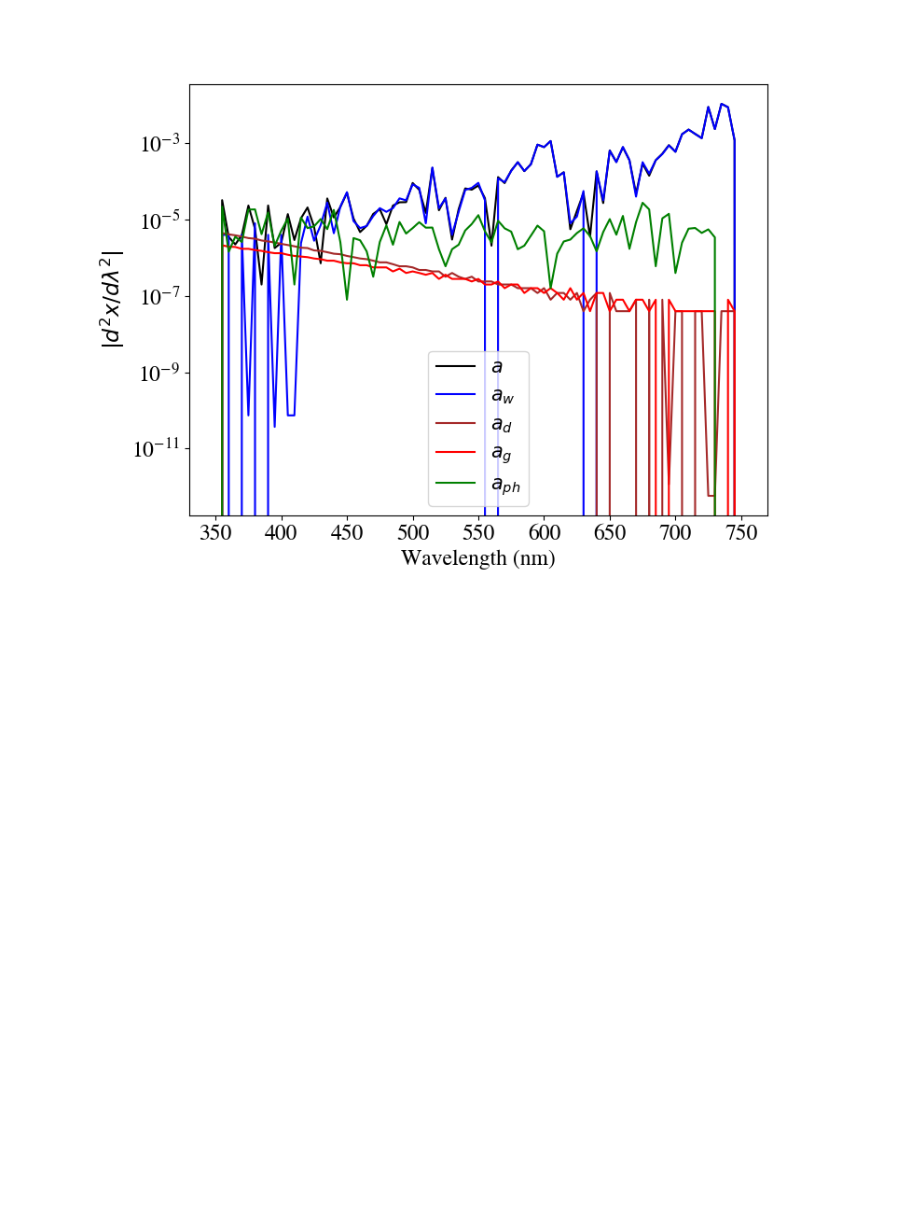
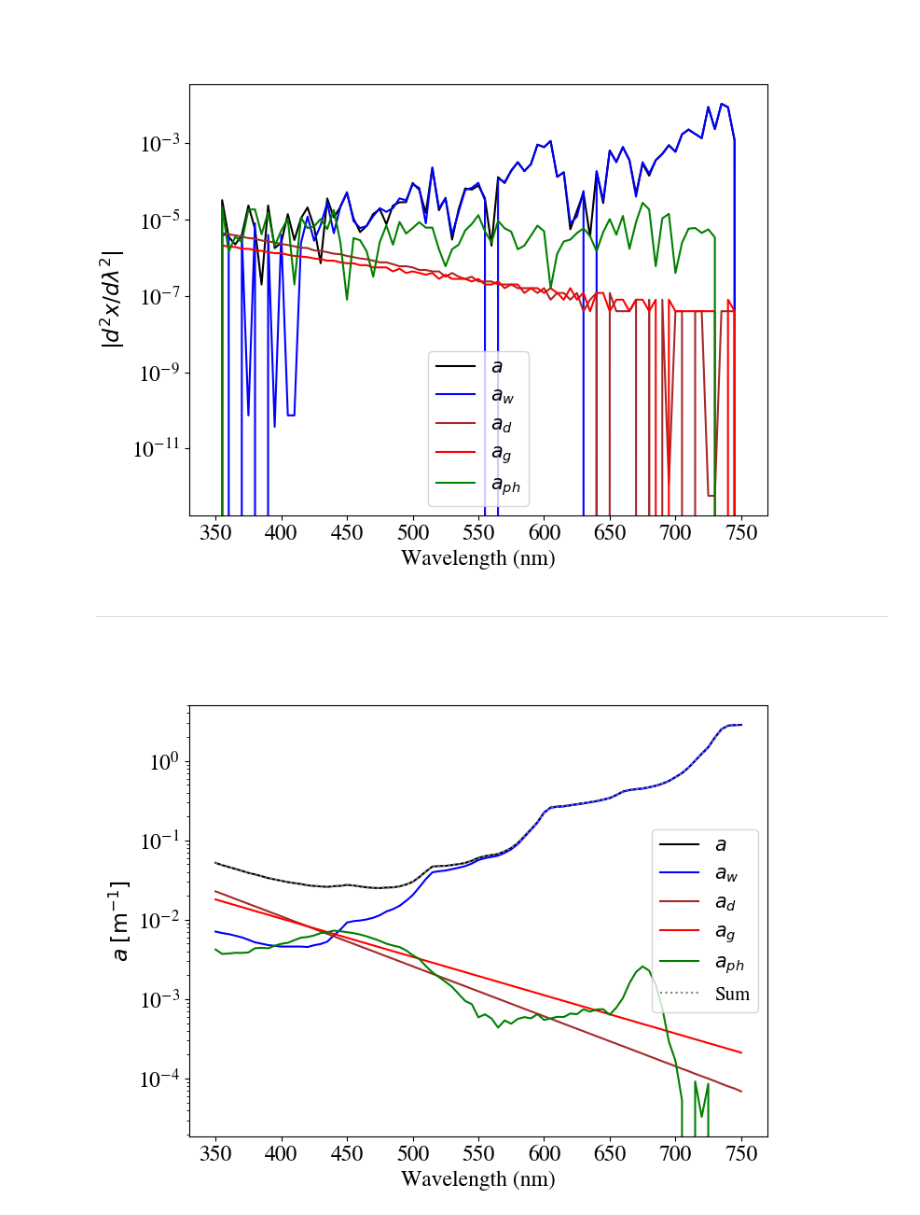
Before and after one commit to ocean-colour/bing, a Jupyter notebook: papers/phytoplankton/Analysis/Deriative.ipynb, the cells around one changed output. Cells and saved outputs as stored; diff of their text form; code cells hidden in the pictures; blank space fills up the shorter version.

```diff
--- a/papers/phytoplankton/Analysis/Deriative.ipynb
+++ b/papers/phytoplankton/Analysis/Deriative.ipynb
@@ -143,3 +182,5 @@ ax.set_yscale('log')
 plt.show()
 # %% [output]
 [figure]
+# %% [markdown]
+----
@@ -145,0 +195,22 @@ plt.show()
+# %%
+fig = plt.figure(figsize=(8,6))
+ax = plt.gca()
+#
+ax.plot(l23_wave, a, 'k', label=r'$a$')
+ax.plot(l23_wave, aw, 'b', label=r'$a_w$')
+ax.plot(l23_wave, ad, color='brown', label=r'$a_d$')
+ax.plot(l23_wave, ag, color='r', label=r'$a_g$')
+ax.plot(l23_wave, aph, color='green', label=r'$a_{ph}$')
+#
+ax.plot(l23_wave, aw+ad+ag+aph, color='gray', ls=':', label='Sum')
+#
+ax.legend(fontsize=15.)
+oc_plotting.set_fontsize(ax, 17.)
+# Label
+ax.set_xlabel('Wavelength (nm)')
+ax.set_ylabel(r'$a \; \rm [m^{-1}]$')
+#
+ax.set_yscale('log')
+plt.show()
+# %% [output]
+[figure, added]
```
Also changed, not shown: parts of 19 cells of this notebook.
